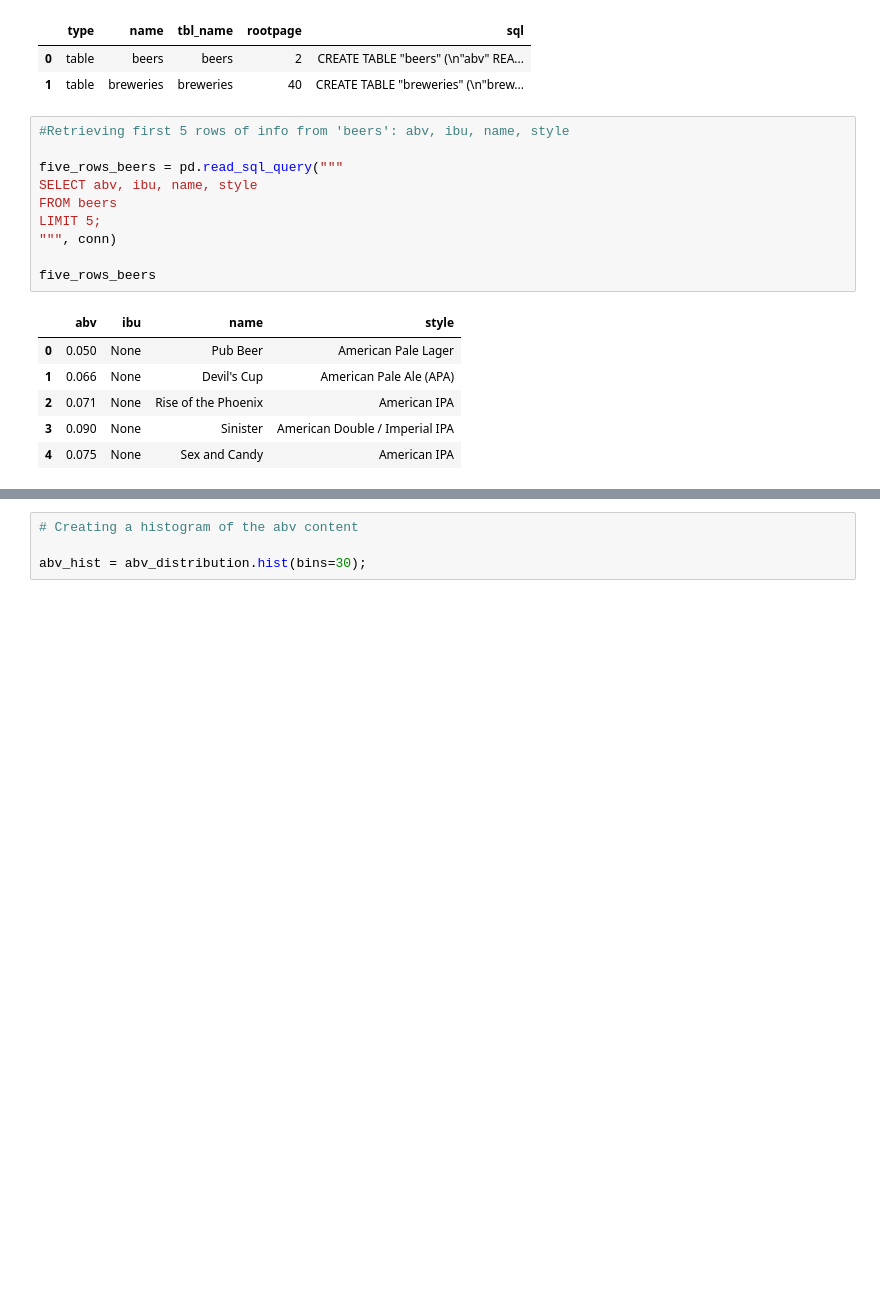
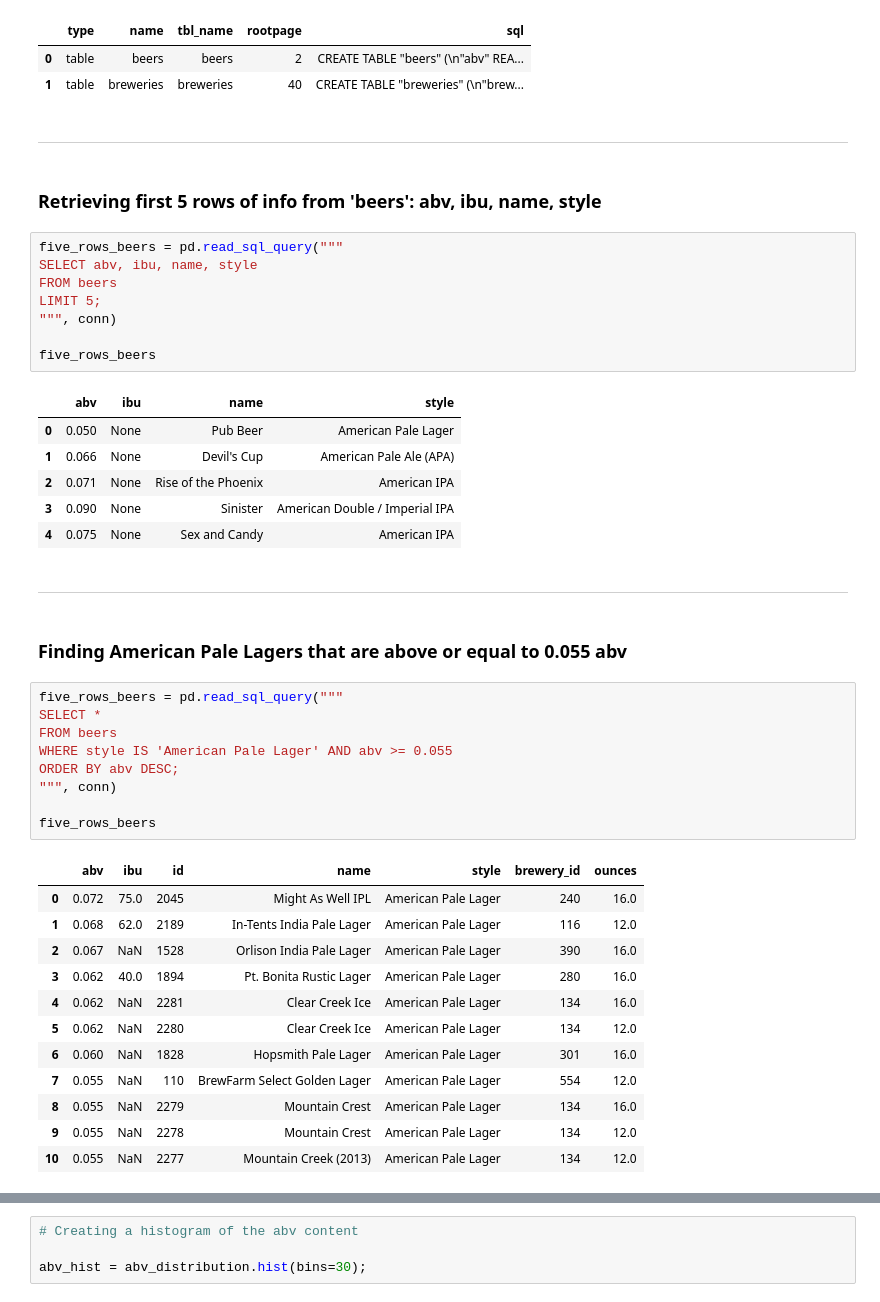
Before and after one commit to Data1234321/Portfolio, a Jupyter notebook: sql-analysis-of-us-craft-beers-breweries.ipynb, the cells around one changed output, grey strips where cells are left out. Drawn from its saved outputs; the diff is of its cells as text; blank space fills up the shorter version.

```diff
--- a/sql-analysis-of-us-craft-beers-breweries.ipynb
+++ b/sql-analysis-of-us-craft-beers-breweries.ipynb
@@ -60,9 +62,11 @@ metadata_result
 |  | type | name | tbl_name | rootpage | sql |
 | 0 | table | beers | beers | 2 | CREATE TABLE "beers" (\n"abv" REA... |
 | 1 | table | breweries | breweries | 40 | CREATE TABLE "breweries" (\n"brew... |
+# %% [markdown]
+***
+# %% [markdown]
+### Retrieving first 5 rows of info from 'beers': abv, ibu, name, style
 # %%
-#Retrieving first 5 rows of info from 'beers': abv, ibu, name, style
-
 five_rows_beers = pd.read_sql_query("""
 SELECT abv, ibu, name, style
 FROM beers
@@ -77,3 +81,29 @@ five_rows_beers
 | 2 | 0.071 | None | Rise of the Phoenix | American IPA |
 | 3 | 0.090 | None | Sinister | American Double / Imperial IPA |
 | 4 | 0.075 | None | Sex and Candy | American IPA |
+# %% [markdown]
+***
+# %% [markdown]
+### Finding American Pale Lagers that are above or equal to 0.055 abv
+# %%
+five_rows_beers = pd.read_sql_query("""
+SELECT *
+FROM beers
+WHERE style IS 'American Pale Lager' AND abv >= 0.055
+ORDER BY abv DESC;
+""", conn)
+
+five_rows_beers
+# %% [output]
+|  | abv | ibu | id | name | style | brewery_id | ounces |
+| 0 | 0.072 | 75.0 | 2045 | Might As Well IPL | American Pale Lager | 240 | 16.0 |
+| 1 | 0.068 | 62.0 | 2189 | In-Tents India Pale Lager | American Pale Lager | 116 | 12.0 |
+| 2 | 0.067 | NaN | 1528 | Orlison India Pale Lager | American Pale Lager | 390 | 16.0 |
+| 3 | 0.062 | 40.0 | 1894 | Pt. Bonita Rustic Lager | American Pale Lager | 280 | 16.0 |
+| 4 | 0.062 | NaN | 2281 | Clear Creek Ice | American Pale Lager | 134 | 16.0 |
+| 5 | 0.062 | NaN | 2280 | Clear Creek Ice | American Pale Lager | 134 | 12.0 |
+| 6 | 0.060 | NaN | 1828 | Hopsmith Pale Lager | American Pale Lager | 301 | 16.0 |
+| 7 | 0.055 | NaN | 110 | BrewFarm Select Golden Lager | American Pale Lager | 554 | 12.0 |
+| 8 | 0.055 | NaN | 2279 | Mountain Crest | American Pale Lager | 134 | 16.0 |
+| 9 | 0.055 | NaN | 2278 | Mountain Crest | American Pale Lager | 134 | 12.0 |
+| 10 | 0.055 | NaN | 2277 | Mountain Creek (2013) | American Pale Lager | 134 | 12.0 |
```
Also changed, not shown: parts of 43 cells of this notebook.
